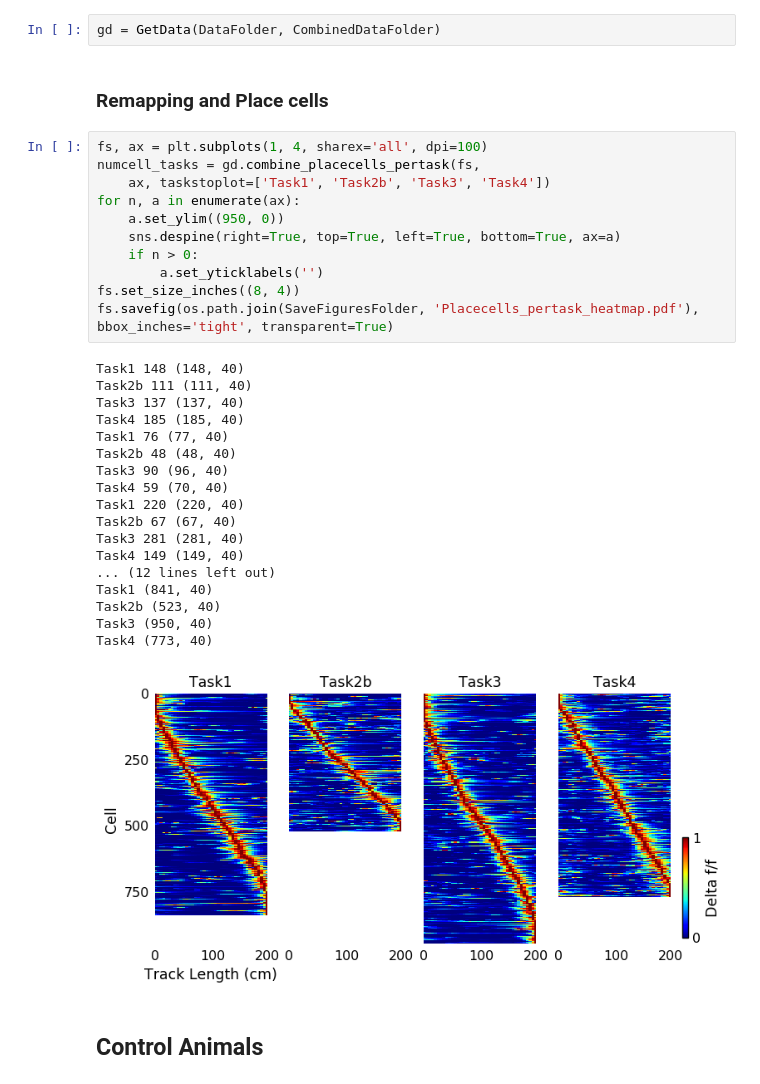
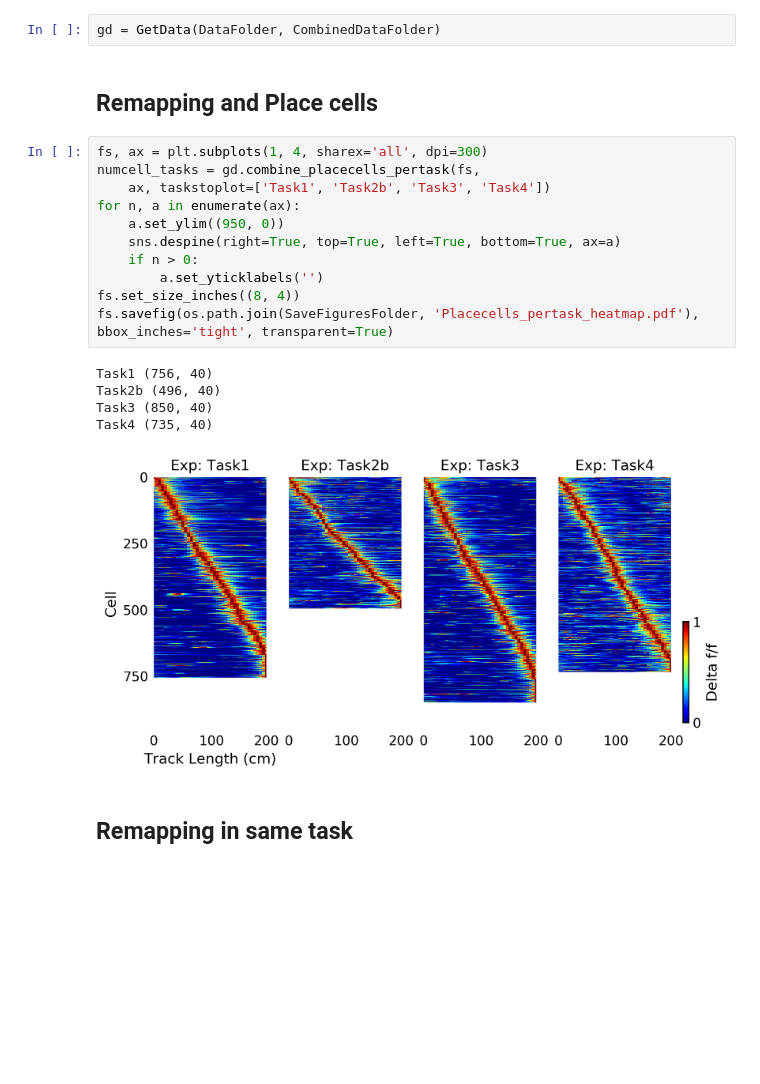
Before and after one commit to seethakris/HPCNoReward, a Jupyter notebook: Figure3/combine_placecells.ipynb, the cells around one changed output. Drawn from its saved outputs; the diff is of its cells as text; blank space fills up the shorter version.

```diff
--- a/Figure3/combine_placecells.ipynb
+++ b/Figure3/combine_placecells.ipynb
@@ -22,38 +25,25 @@ SaveFiguresFolder ='/home/sheffieldlab/Desktop/NoReward/PaperFigures/Figure3/'
 # %%
 gd = GetData(DataFolder, CombinedDataFolder)
 # %% [markdown]
-### Remapping and Place cells
+## Remapping and Place cells
 # %%
-fs, ax = plt.subplots(1, 4, sharex='all', dpi=100)
+fs, ax = plt.subplots(1, 4, sharex='all', dpi=300)
 numcell_tasks = gd.combine_placecells_pertask(fs,
     ax, taskstoplot=['Task1', 'Task2b', 'Task3', 'Task4'])
 for n, a in enumerate(ax):
     a.set_ylim((950, 0))
     sns.despine(right=True, top=True, left=True, bottom=True, ax=a)
     if n > 0:
         a.set_yticklabels('')
 fs.set_size_inches((8, 4))
 fs.savefig(os.path.join(SaveFiguresFolder, 'Placecells_pertask_heatmap.pdf'),  bbox_inches='tight', transparent=True)
 # %% [output]
-Task1 148 (148, 40)
-Task2b 111 (111, 40)
-Task3 137 (137, 40)
-Task4 185 (185, 40)
-Task1 76 (77, 40)
-Task2b 48 (48, 40)
-Task3 90 (96, 40)
-Task4 59 (70, 40)
-Task1 220 (220, 40)
-Task2b 67 (67, 40)
-Task3 281 (281, 40)
-Task4 149 (149, 40)
-... (12 lines left out)
-Task1 (841, 40)
-Task2b (523, 40)
-Task3 (950, 40)
-Task4 (773, 40)
+Task1 (756, 40)
+Task2b (496, 40)
+Task3 (850, 40)
+Task4 (735, 40)
-[figure, old version]
+[figure, new version]
-# %% [markdown]
-## Control Animals
+# %% [markdown]
+## Remapping in same task
 # %%
 fs, ax = plt.subplots(2, 4, sharex='all', sharey='row', dpi=100)
```
Also changed, not shown: parts of 21 cells of this notebook, 12 other files.
